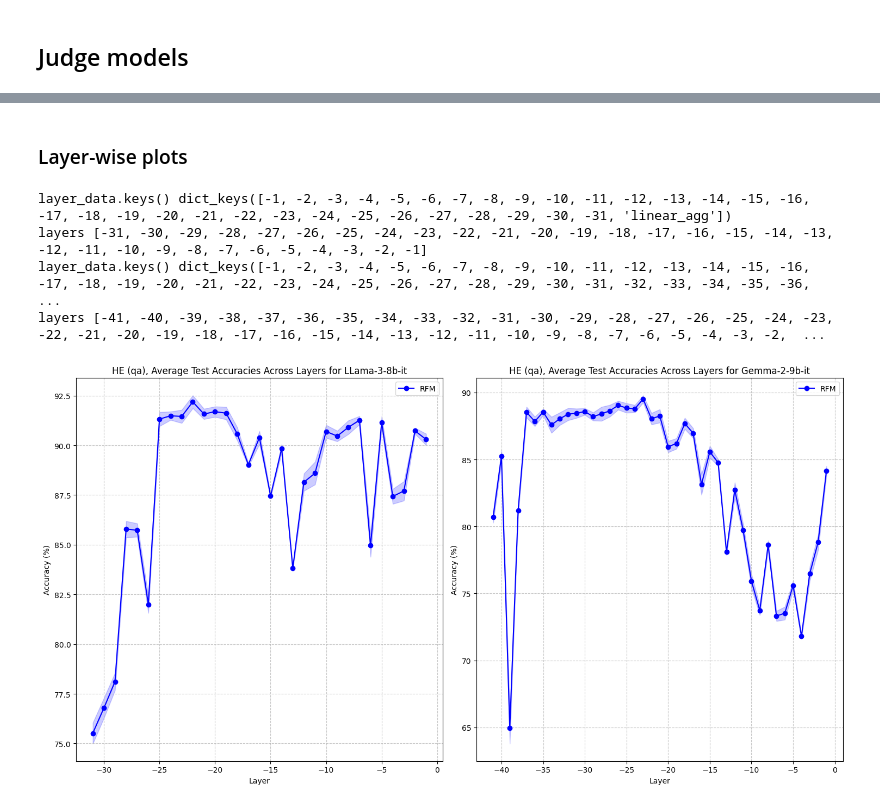
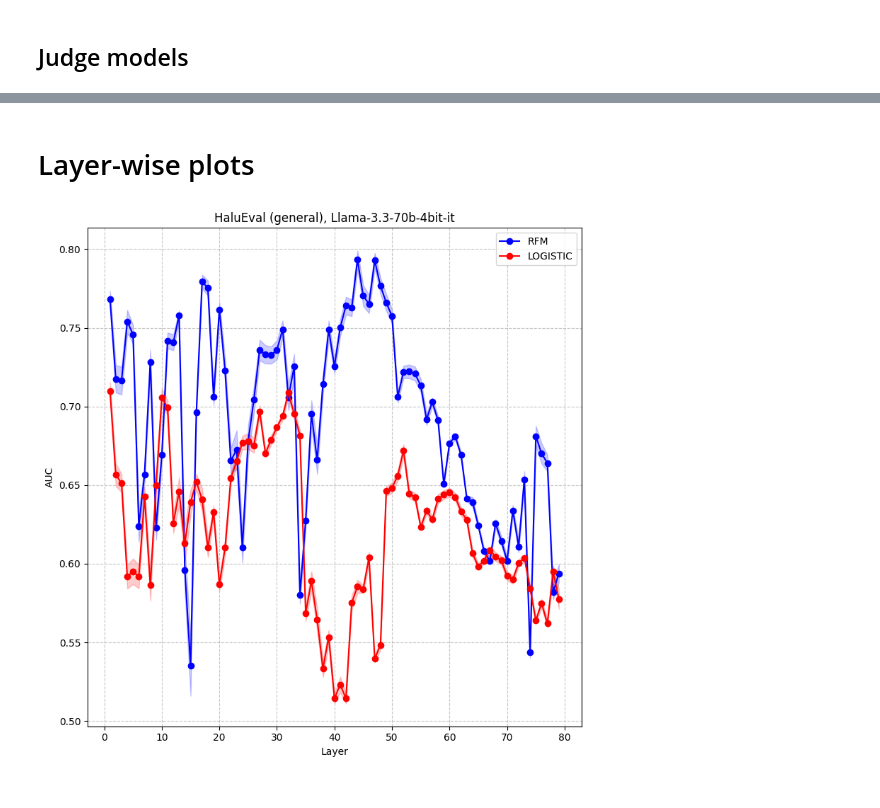
Before and after one commit to Kraga922/neural_controllers, a Jupyter notebook: quantitative_comparisons/analysis/halu_eval.ipynb, the cells around one changed output, grey strips where cells are left out. Cells and saved outputs as stored; diff of their text form; code cells hidden in the pictures.

```diff
--- a/quantitative_comparisons/analysis/halu_eval.ipynb
+++ b/quantitative_comparisons/analysis/halu_eval.ipynb
@@ -257,22 +246,21 @@ f1: 0.3316 ± 0.0883
 auc: 0.4909 ± 0.0092
 mse: 0.4264 ± 0.0629
 # %% [markdown]
-### Layer-wise plots
+# Layer-wise plots
 # %%
 import numpy as np
 import pickle
 import matplotlib.pyplot as plt
 import os
-from collections import defaultdict
 
 # Define the range of seeds
 seeds = np.arange(5)
-methods = ['rfm']#, 'logistic']
-models = ['llama_3_8b', 'gemma_2_9b']
-
+methods = ['rfm', 'logistic']
+models = ['llama_3.3_70b_4bit_it']
+metric = 'auc'
 # Initialize dictionaries to store results
 all_results = {}
-hal_type = 'qa'
+hal_type = 'general'
 for model in models:
     all_results[model] = {
         'test': {method: {} for method in methods}
@@ -283,7 +271,7 @@ for model in models:
         # Process each seed
         for s in seeds:
             # Path for test metrics
-            path_test = f'/u/dbeaglehole/mech_interp/neural_controllers/quantitative_comparisons/halu_eval_results/{model}_it_{method}_seed_{s}_{hal_type}_test_metrics.pkl'
+            path_test = f'{NEURAL_CONTROLLERS_DIR}/results/halu_eval_results/{model}_{method}_seed_{s}_{hal_type}_test_metrics.pkl'
 
             # Check if file exists
             if not os.path.exists(path_test):
@@ -301,7 +289,7 @@ for model in models:
             for key in layers_test:
                 if key not in all_results[model]['test'][method]:
                     all_results[model]['test'][method][key] = []
-                all_results[model]['test'][method][key].append(test_results[key]['acc'])
+                all_results[model]['test'][method][key].append(test_results[key][metric])
 
 # Calculate average accuracies per layer
 avg_results = {}
@@ -329,40 +317,39 @@ for i, model in enumerate(models):
 
     for method in methods:
         layer_data = avg_results[model][method]
-        print("layer_data.keys()", layer_data.keys())
         if layer_data:
             # Sort layers by their numerical value
             layers = sorted([int(layer) for layer in layer_data.keys() if isinstance(layer, int)])
-            print("layers", layers)
 
             # Extract mean and std for plotting
             means = [layer_data[layer]['mean'] for layer in layers if layer in layer_data]
             stds = [layer_data[layer]['std'] for layer in layers if layer in layer_data]
+
+            # Center the layers
+            layers = [x+len(layers)+1 for x in layers]
 
             # Plot the mean line
             plt.plot(layers, means, label=method.upper(), marker='o', color=colors[method])
 
             # Add shaded error region
             plt.fill_between(
                 layers,
                 [m - s for m, s in zip(means, stds)],  # lower bound
                 [m + s for m, s in zip(means, stds)],  # upper bound
                 color=colors[method],
                 alpha=alpha_fill
             )
 
-    plt.title(f'HE ({hal_type}), Average Test Accuracies Across Layers for {model.replace(model[0], model[0].upper()).replace("_", "-")}-it')
+    model_str = model.replace("_", "-")
+    model_str = model_str[0].upper() + model_str[1:]
+    plt.title(f'HaluEval ({hal_type}), {model_str}')
     plt.xlabel('Layer')
-    plt.ylabel('Accuracy (%)')
+    plt.ylabel(f'{metric.upper()}')
     plt.grid(True, linestyle='--', alpha=0.7)
     plt.legend()
     plt.tight_layout()
 
-plt.savefig(f'he_{hal_type}_test_accuracies_across_layers.pdf', format='pdf')
+plt.savefig(f'plots/he_{hal_type}_test_{metric}_across_layers.pdf', format='pdf')
 plt.show()
 # %% [output]
-layer_data.keys() dict_keys([-1, -2, -3, -4, -5, -6, -7, -8, -9, -10, -11, -12, -13, -14, -15, -16, -17, -18, -19, -20, -21, -22, -23, -24, -25, -26, -27, -28, -29, -30, -31, 'linear_agg'])
-layers [-31, -30, -29, -28, -27, -26, -25, -24, -23, -22, -21, -20, -19, -18, -17, -16, -15, -14, -13, -12, -11, -10, -9, -8, -7, -6, -5, -4, -3, -2, -1]
-layer_data.keys() dict_keys([-1, -2, -3, -4, -5, -6, -7, -8, -9, -10, -11, -12, -13, -14, -15, -16, -17, -18, -19, -20, -21, -22, -23, -24, -25, -26, -27, -28, -29, -30, -31, -32, -33, -34, -35, -36,  ...
-layers [-41, -40, -39, -38, -37, -36, -35, -34, -33, -32, -31, -30, -29, -28, -27, -26, -25, -24, -23, -22, -21, -20, -19, -18, -17, -16, -15, -14, -13, -12, -11, -10, -9, -8, -7, -6, -5, -4, -3, -2,  ...
-[figure, old version]
+[figure, new version]
```
Also changed, not shown: parts of 3 cells of this notebook, 2 other files.
